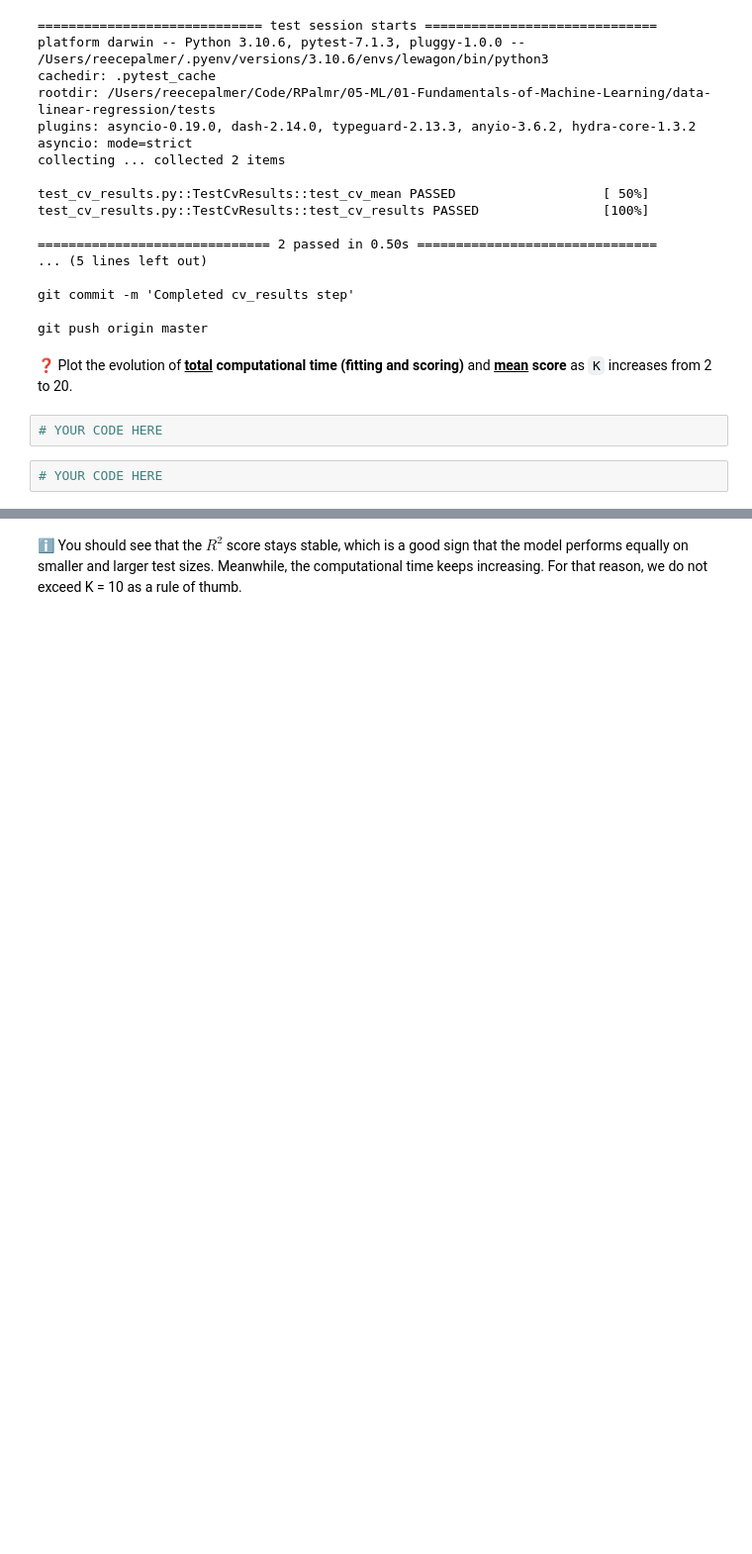
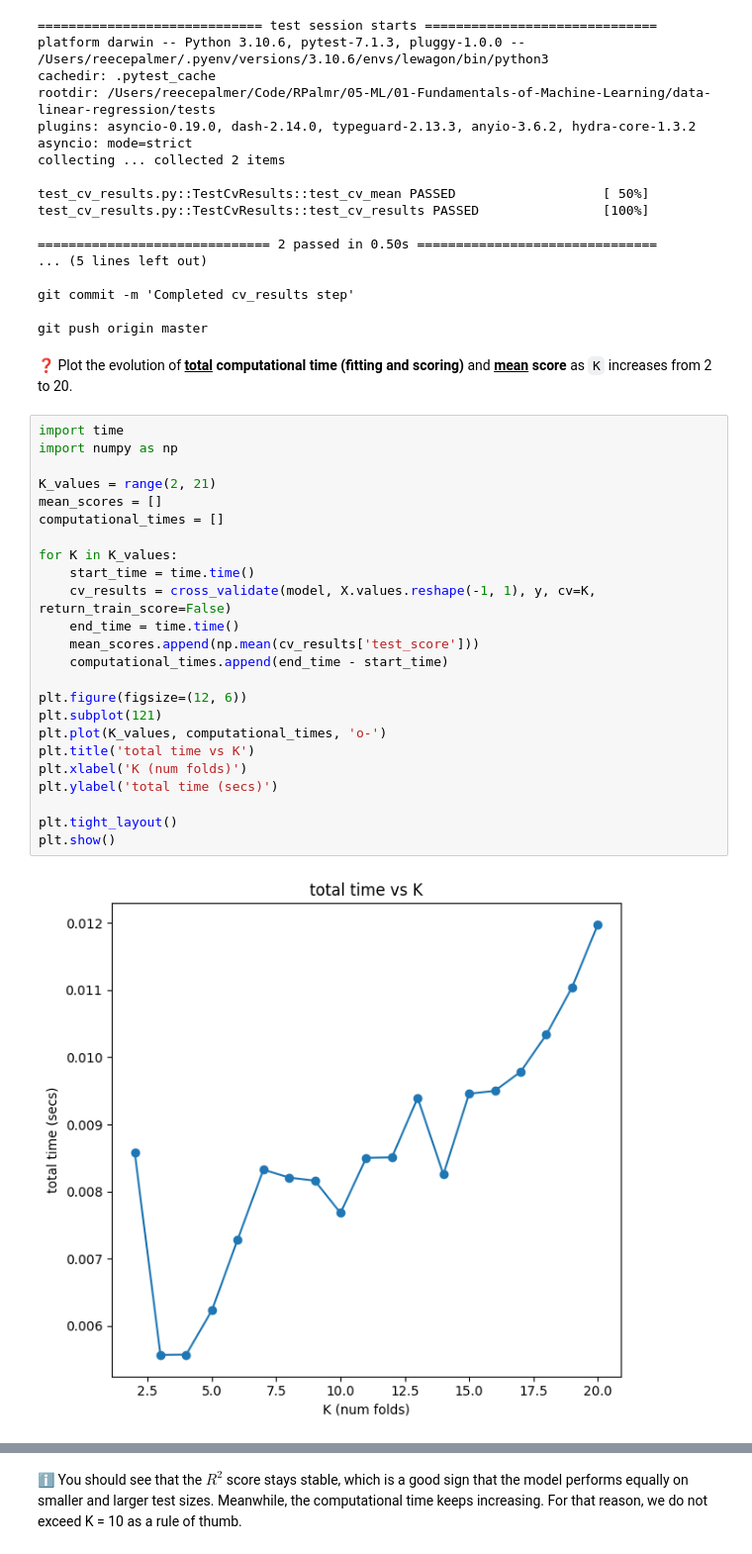
Before and after one commit to RPalmr/data-linear-regression, a Jupyter notebook: Linear_Regression.ipynb, the cells around one changed output, grey strips where cells are left out. Shown at 99% size. Saved outputs shown, nothing was run; the diff lists cells and outputs as text; blank space fills up the shorter version.

Commit message:
Completed improved_score step

```diff
--- a/Linear_Regression.ipynb
+++ b/Linear_Regression.ipynb
@@ -129,7 +129,29 @@ git commit -m 'Completed cv_results step'
 git push origin master
 # %% [markdown]
 ❓ Plot the evolution of **<u>total</u> computational time (fitting and scoring)** and **<u>mean</u> score** as `K` increases from 2 to 20.
-# %%
-# YOUR CODE HERE
-# %%
-# YOUR CODE HERE
+# %%
+import time
+import numpy as np
+
+K_values = range(2, 21)
+mean_scores = []
+computational_times = []
+
+for K in K_values:
+    start_time = time.time()
+    cv_results = cross_validate(model, X.values.reshape(-1, 1), y, cv=K, return_train_score=False)
+    end_time = time.time()
+    mean_scores.append(np.mean(cv_results['test_score']))
+    computational_times.append(end_time - start_time)
+
+plt.figure(figsize=(12, 6))
+plt.subplot(121)
+plt.plot(K_values, computational_times, 'o-')
+plt.title('total time vs K')
+plt.xlabel('K (num folds)')
+plt.ylabel('total time (secs)')
+
+plt.tight_layout()
+plt.show()
+# %% [output]
+[figure, added]
```
Also changed, not shown: parts of 18 cells of this notebook, 1 other file.
